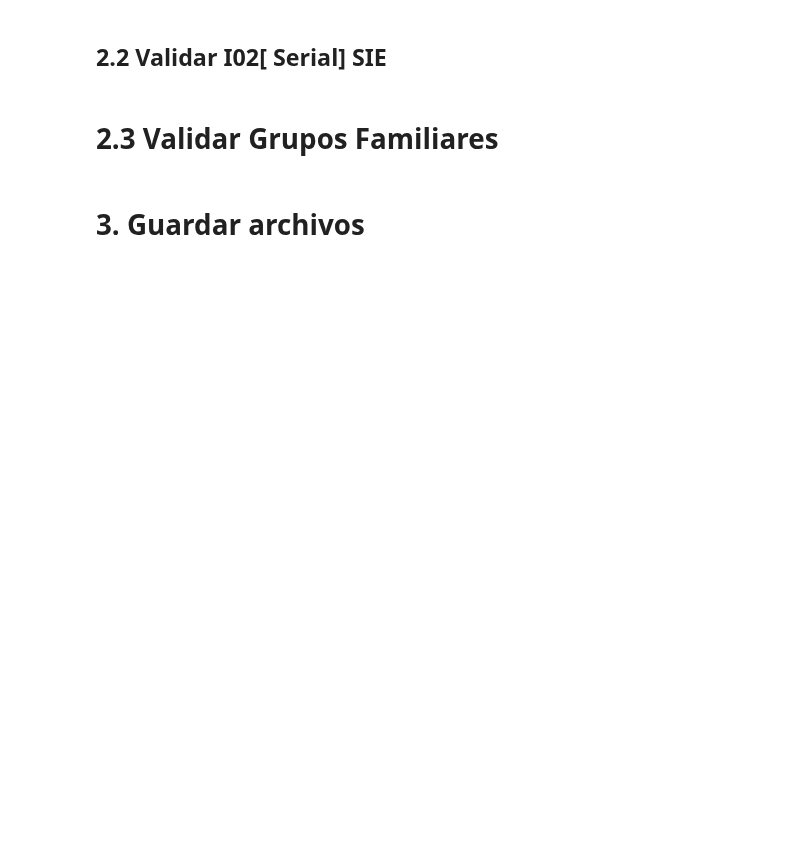
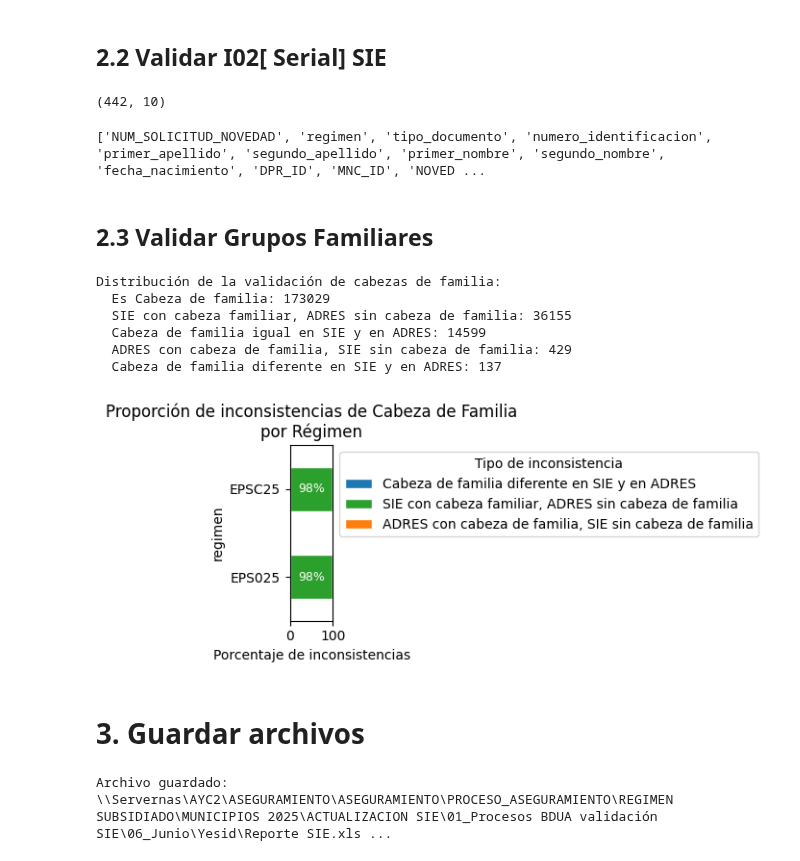
Before and after one commit to yesid95/capresoca-data-automation, a Jupyter notebook: notebooks/Aseguramiento/Validar SIE.ipynb, the cells around one changed output. Drawn from its saved outputs; the diff is of its cells as text; code cells hidden in the pictures; blank space fills up the shorter version.

```diff
--- a/notebooks/Aseguramiento/Validar SIE.ipynb
+++ b/notebooks/Aseguramiento/Validar SIE.ipynb
@@ -9,14 +9,14 @@ import shutil  # para copiar y mover archivos y directorios
 from pathlib import Path  # para trabajar de manera más cómoda con rutas en el sistema
 import numpy as np  # para trabajar con arreglos y matrices numéricas
 # %%
-R_Ms_SIE = r"C:\Users\osmarrincon\OneDrive - uniminuto.edu\Capresoca\AlmostClear\SIE\Aseguramiento\ms_sie\Reporte_Validación Archivos Maestro_2025_05_15.csv"
-R_Ms_ADRES_EPS025 = r"C:\Users\osmarrincon\OneDrive - uniminuto.edu\Capresoca\AlmostClear\Procesos BDUA\Subsidiados\Maestro\MS\2025-2\EPS025MS0012052025.TXT"
-R_Ms_ADRES_EPSC25 = r"C:\Users\osmarrincon\OneDrive - uniminuto.edu\Capresoca\AlmostClear\Procesos BDUA\Contributivo\Maestro\2025-2\EPSC25MC0012052025.TXT"
+R_Ms_SIE = r"C:\Users\osmarrincon\OneDrive - uniminuto.edu\Capresoca\AlmostClear\SIE\Aseguramiento\ms_sie\Reporte_Validación Archivos Maestro_2025_06_11.csv"
+R_Ms_ADRES_EPS025 = r"C:\Users\osmarrincon\OneDrive - uniminuto.edu\Capresoca\AlmostClear\Procesos BDUA\Subsidiados\Maestro\MS\2025-2\EPS025MS0009062025.TXT"
+R_Ms_ADRES_EPSC25 = r"C:\Users\osmarrincon\OneDrive - uniminuto.edu\Capresoca\AlmostClear\Procesos BDUA\Contributivo\Maestro\2025-2\EPSC25MC0009062025.TXT"
 R_Expedientes_SIE = r"C:\Users\osmarrincon\OneDrive - uniminuto.edu\Capresoca\AlmostClear\SIE\Aseguramiento\Expedientes"
-R_Historico_Identificacion_EPS025 = r"C:\Users\osmarrincon\OneDrive - uniminuto.edu\Capresoca\AlmostClear\Procesos BDUA\Subsidiados\Historico\2025\20250427-HISTORICOS\HISTORICO_IDENTIFICACION_S_E.TXT.ZIP"
-R_Historico_Identificacion_EPSC25 = r"C:\Users\osmarrincon\OneDrive - uniminuto.edu\Capresoca\AlmostClear\Procesos BDUA\Contributivo\Historico\2025\20250427-HISTORICOS\HISTORIA_IDENTIFICACION.TXT.ZIP"
-R_Historico_Grupo_Familia_EPSC25 = r"C:\Users\osmarrincon\OneDrive - uniminuto.edu\Capresoca\AlmostClear\Procesos BDUA\Contributivo\Historico\2025\20250427-HISTORICOS\HISTORIA_GRUPO_FAMILIAR.TXT.ZIP"
-R_Historico_Grupo_Familia_EPS025 = r"C:\Users\osmarrincon\OneDrive - uniminuto.edu\Capresoca\AlmostClear\Procesos BDUA\Subsidiados\Historico\2025\20241228-HISTORICOS\HISTORIA_GRUPO_FAMILIAR_E.TXT.ZIP"
+R_Historico_Identificacion_EPS025 = r"C:\Users\osmarrincon\OneDrive - uniminuto.edu\Capresoca\AlmostClear\Procesos BDUA\Subsidiados\Historico\2025\20250601-HISTORICOS\HISTORICO_IDENTIFICACION_S_E.TXT.ZIP"
+R_Historico_Identificacion_EPSC25 = r"C:\Users\osmarrincon\OneDrive - uniminuto.edu\Capresoca\AlmostClear\Procesos BDUA\Contributivo\Historico\2025\20250601-HISTORICOS\HISTORIA_IDENTIFICACION.TXT.ZIP"
+R_Historico_Grupo_Familia_EPSC25 = r"C:\Users\osmarrincon\OneDrive - uniminuto.edu\Capresoca\AlmostClear\Procesos BDUA\Contributivo\Historico\2025\20250601-HISTORICOS\HISTORIA_GRUPO_FAMILIAR.TXT.ZIP"
+R_Historico_Grupo_Familia_EPS025 = r"C:\Users\osmarrincon\OneDrive - uniminuto.edu\Capresoca\AlmostClear\Procesos BDUA\Subsidiados\Historico\2025\20250601-HISTORICOS\HISTORIA_GRUPO_FAMILIAR_E.TXT.ZIP"
 R_Municipios_DANE = r"C:\Users\osmarrincon\OneDrive - uniminuto.edu\Capresoca\AlmostClear\Constantes\Departamentos.txt"
 R_Municipios_SIE = r"C:\Users\osmarrincon\OneDrive - uniminuto.edu\Capresoca\AlmostClear\SIE\codificación de variables categóricas\Reporte_MUNICIPIOS_2025_05_14.csv"
 R_Parentesco_SIE = r"C:\Users\osmarrincon\OneDrive - uniminuto.edu\Capresoca\AlmostClear\SIE\codificación de variables categóricas\Parentescos Codificados.txt"
@@ -24,7 +24,7 @@ R_Estado_SIE = r"C:\Users\osmarrincon\OneDrive - uniminuto.edu\Capresoca\AlmostC
 R_Regimen_SIE = r"C:\Users\osmarrincon\OneDrive - uniminuto.edu\Capresoca\AlmostClear\SIE\codificación de variables categóricas\regimen codificado.txt"
 R_Tipo_Afiliados_SIE = r"C:\Users\osmarrincon\OneDrive - uniminuto.edu\Capresoca\AlmostClear\SIE\codificación de variables categóricas\Tipo de afiliado.txt"
 
-R_Salida = r"\\Servernas\AYC2\ASEGURAMIENTO\ASEGURAMIENTO\PROCESO_ASEGURAMIENTO\REGIMEN SUBSIDIADO\MUNICIPIOS 2025\ACTUALIZACION SIE\01_Procesos BDUA validación SIE\05_Mayo\Yesid"
+R_Salida = r"\\Servernas\AYC2\ASEGURAMIENTO\ASEGURAMIENTO\PROCESO_ASEGURAMIENTO\REGIMEN SUBSIDIADO\MUNICIPIOS 2025\ACTUALIZACION SIE\01_Procesos BDUA validación SIE\06_Junio\Yesid"
 # %%
 Df_Parentesco_SIE = pd.read_csv(R_Parentesco_SIE, sep=';', dtype=str, encoding='ANSI')
 Df_Estado_SIE = pd.read_csv(R_Estado_SIE, sep=';', dtype=str, encoding='ANSI')
@@ -578,6 +662,8 @@ df_I02.reset_index(drop=True, inplace=True)
 
 # Ya lo tienes:
 print(df_I02.shape)
+# %% [output]
+(442, 10)
 # %%
 import pandas as pd
 from datetime import datetime
@@ -643,6 +729,8 @@ df_I02['fecha_nacimiento'] = pd.to_datetime(
 df_I02['fecha_nacimiento'] = df_I02['fecha_nacimiento'].dt.strftime('%d/%m/%Y')
 # Listo: ahora `df_I02` tiene 20 columnas en el orden y con los valores solicitados.
 print(df_I02.columns.tolist())
+# %% [output]
+['NUM_SOLICITUD_NOVEDAD', 'regimen', 'tipo_documento', 'numero_identificacion', 'primer_apellido', 'segundo_apellido', 'primer_nombre', 'segundo_nombre', 'fecha_nacimiento', 'DPR_ID', 'MNC_ID', 'NOVED ...
 # %%
 # Realizar merge entre df_I02 y df_Municipios_SIE
 # Suponemos que en df_I02 la columna que contiene el id es "municipio"
@@ -658,7 +746,7 @@ df_I02 = df_I02.merge(
 df_I02["DPR_ID"] = df_I02["municipio_y"].str[:2]    #Primeros dos dígitos: código del departamento
 df_I02["MNC_ID"] = df_I02["municipio_y"].str[2:]    #Últimos tres dígitos: código del municipio
 # %% [markdown]
-# 2.3 Validar Grupos Familiares
+## 2.3 Validar Grupos Familiares
 # %%
 # asumimos que Df_SIE ya tiene estas cuatro columnas:
 #   SIE: tipo_documento_padre, numero_documento_padre
@@ -710,11 +798,33 @@ conteos = Df_SIE["Validar_CF"].value_counts()
 print("Distribución de la validación de cabezas de familia:")
 for categoria, cantidad in conteos.items():
     print(f"  {categoria}: {cantidad}")
+# %% [output]
+Distribución de la validación de cabezas de familia:
+  Es Cabeza de familia: 173029
+  SIE con cabeza familiar, ADRES sin cabeza de familia: 36155
+  Cabeza de familia igual en SIE y en ADRES: 14599
+  ADRES con cabeza de familia, SIE sin cabeza de familia: 429
+  Cabeza de familia diferente en SIE y en ADRES: 137
 # %%
 import matplotlib.pyplot as plt
 
-# Ya tenemos `counts` como:
-# counts = df_inc.pivot_table( ... )  # tabla con index=ENT_ID, columns=Categorías, valores=conteos
+# Crear tabla pivote para contar las inconsistencias por régimen
+counts = pd.pivot_table(
+    Df_SIE,
+    index="regimen",
+    columns="Validar_CF",
+    values="AFL_ID",  # cualquier columna sirve para contar
+    aggfunc="count",
+    fill_value=0
+)
+
+# Simplificar seleccionando solo las categorías de interés
+categorias_interes = [
+    "Cabeza de familia diferente en SIE y en ADRES",
+    "SIE con cabeza familiar, ADRES sin cabeza de familia",
+    "ADRES con cabeza de familia, SIE sin cabeza de familia"
+]
+counts = counts[categorias_interes]
 
 # 1) Calculamos proporciones
 pct = counts.div(counts.sum(axis=1), axis=0) * 100
@@ -722,33 +832,35 @@ pct = counts.div(counts.sum(axis=1), axis=0) * 100
 # 2) Dibujamos barras apiladas al 100%
 fig, ax = plt.subplots(figsize=(6, 3))
 pct.plot(
     kind="barh",
     stacked=True,
     ax=ax,
     color=["C0","C2","C1"],
     edgecolor="white",
 )
 # 3) Etiquetas de porcentaje en cada segmento
 for i, regimen in enumerate(pct.index):
     left = 0
     for cat in pct.columns:
         w = pct.loc[regimen, cat]
         if w > 5:  # sólo anotar donde haya suficiente espacio
             ax.text(
                 left + w/2, i,
                 f"{w:.0f}%",
                 va="center", ha="center",
                 color="white", fontsize=9
             )
         left += w
 
 # 4) Ajustes
 ax.set_xlim(0,100)
 ax.set_xlabel("Porcentaje de inconsistencias")
 ax.set_title("Proporción de inconsistencias de Cabeza de Familia\npor Régimen")
 ax.legend(title="Tipo de inconsistencia", bbox_to_anchor=(1,1), loc="upper left")
 plt.tight_layout()
 plt.show()
+# %% [output]
+[figure, added]
 # %% [markdown]
 # 3. Guardar archivos
 # %%
@@ -790,7 +902,10 @@ for dpr, grupo in df_I02.groupby("DPR_ID"):
 file_path = os.path.join(R_Salida, "Reporte SIE.xlsx")
 with pd.ExcelWriter(file_path, engine="openpyxl") as writer:
     Df_SIE.to_excel(writer, sheet_name="MS_SIE", index=False)
+    DF_ADRES.to_excel(writer, sheet_name="DF_ADRES", index=False)
     df_N14.to_excel(writer, sheet_name="N14", index=False)
     df_I02.to_excel(writer, sheet_name="I02", index=False)
     Df_sin_AFL_ID.to_excel(writer, sheet_name="Df_sin_AFL_ID", index=False)
 print(f"Archivo guardado: {file_path}")
+# %% [output]
+Archivo guardado: \\Servernas\AYC2\ASEGURAMIENTO\ASEGURAMIENTO\PROCESO_ASEGURAMIENTO\REGIMEN SUBSIDIADO\MUNICIPIOS 2025\ACTUALIZACION SIE\01_Procesos BDUA validación SIE\06_Junio\Yesid\Reporte SIE.xls ...
```
Also changed, not shown: parts of 18 cells of this notebook, 31 other files.
